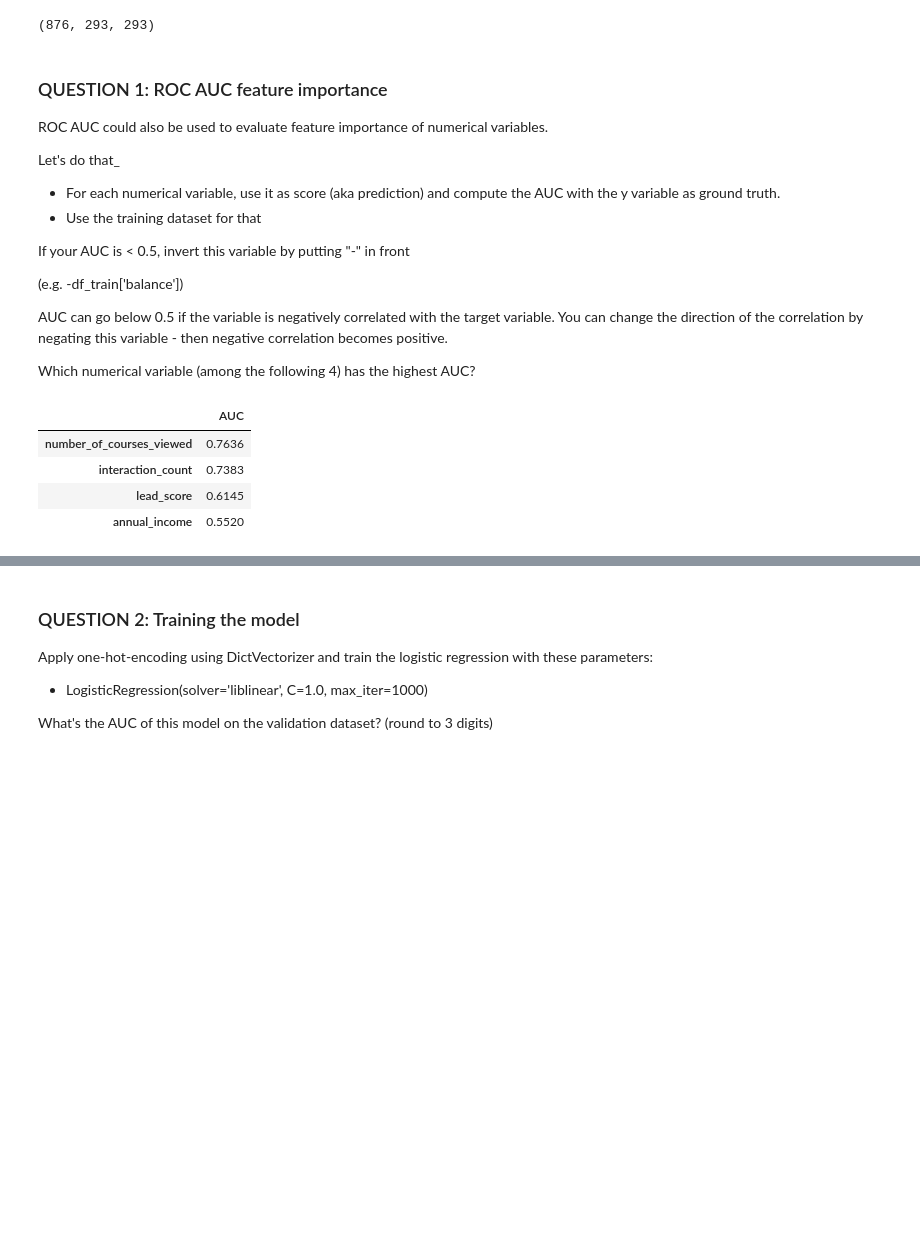
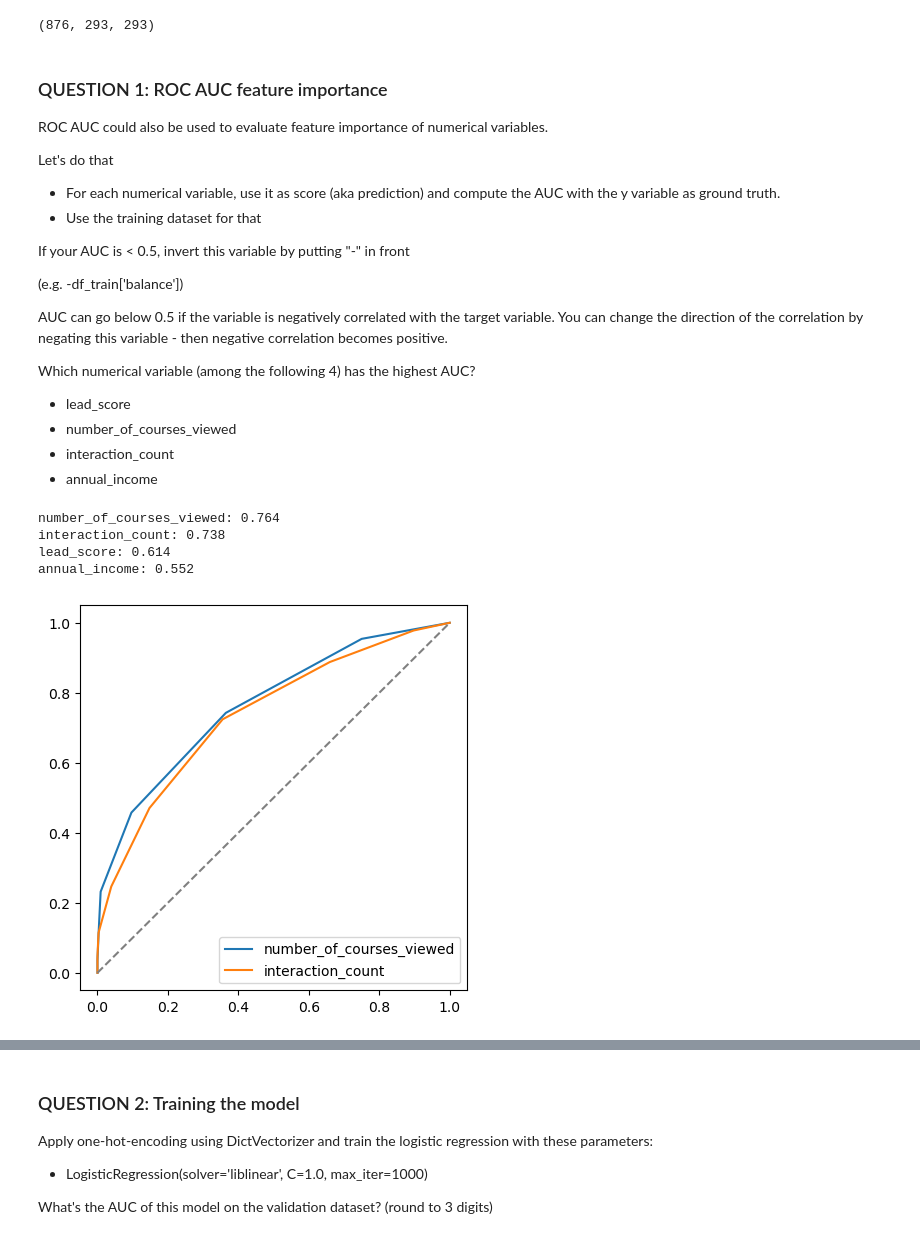
Before and after one commit to filipebodas/ml_zoomcamp_2025, a Jupyter notebook: code/04_evaluation_metrics/homework_04.ipynb, the cells around one changed output, grey strips where cells are left out. Saved outputs shown, nothing was run; the diff lists cells and outputs as text; code cells hidden in the pictures; blank space fills up the shorter version.

```diff
--- a/code/04_evaluation_metrics/homework_04.ipynb
+++ b/code/04_evaluation_metrics/homework_04.ipynb
@@ -85,7 +105,7 @@ len(df_train), len(df_val), len(df_test)
 
 ROC AUC could also be used to evaluate feature importance of numerical variables.
 
-Let's do that_
+Let's do that
 - For each numerical variable, use it as score (aka prediction) and compute the AUC with the y variable as ground truth.
 - Use the training dataset for that
 
@@ -96,21 +116,44 @@ If your AUC is < 0.5, invert this variable by putting "-" in front
 AUC can go below 0.5 if the variable is negatively correlated with the target variable. You can change the direction of the correlation by negating this variable - then negative correlation becomes positive.
 
 Which numerical variable (among the following 4) has the highest AUC?
+- lead_score
+- number_of_courses_viewed
+- interaction_count
+- annual_income
 # %%
-from sklearn.metrics import roc_auc_score
-auc_scores = []
+auc_scores = {}
+
 for col in numerical:
-    X_col = df_train[col].values.reshape(-1, 1)
-    auc_scores.append(round(roc_auc_score(y_train.ravel(), X_col),4))
+   auc = roc_auc_score(y_train, df_train[col])
 
-auc_scores_df = pd.DataFrame(auc_scores, index=numerical, columns=['AUC'])
+   # If AUC <0.5, invert the feature direction
+   if auc < 0.5:
+      auc =  roc_auc_score(y_train, -df_train[col])
 
-auc_scores_df.sort_values(ascending=False, by='AUC', inplace=True)
-
-auc_scores_df
+   auc_scores[col] = auc
-# %% [output]
-|  | AUC |
-| number_of_courses_viewed | 0.7636 |
-| interaction_count | 0.7383 |
-| lead_score | 0.6145 |
-| annual_income | 0.5520 |
+# %%
+# Sort by AUC descending
+sorted_auc = sorted(auc_scores.items(), key=lambda x: x[1], reverse=True)
+
+for col, auc in sorted_auc:
+    print(f"{col}: {auc:.3f}")
+# %% [output]
+number_of_courses_viewed: 0.764
+interaction_count: 0.738
+lead_score: 0.614
+annual_income: 0.552
+# %%
+plt.figure(figsize=(5, 5))
+
+fpr, tpr, _ = roc_curve(y_train, df_train.number_of_courses_viewed)
+plt.plot(fpr, tpr, label='number_of_courses_viewed')
+
+fpr, tpr, _ = roc_curve(y_train, df_train.interaction_count)
+plt.plot(fpr, tpr, label='interaction_count')
+
+plt.plot([0, 1], [0, 1], color='grey', linestyle='--')
+
+plt.legend()
+plt.show()
+# %% [output]
+[figure, added]
```
Also changed, not shown: parts of 30 cells of this notebook.
